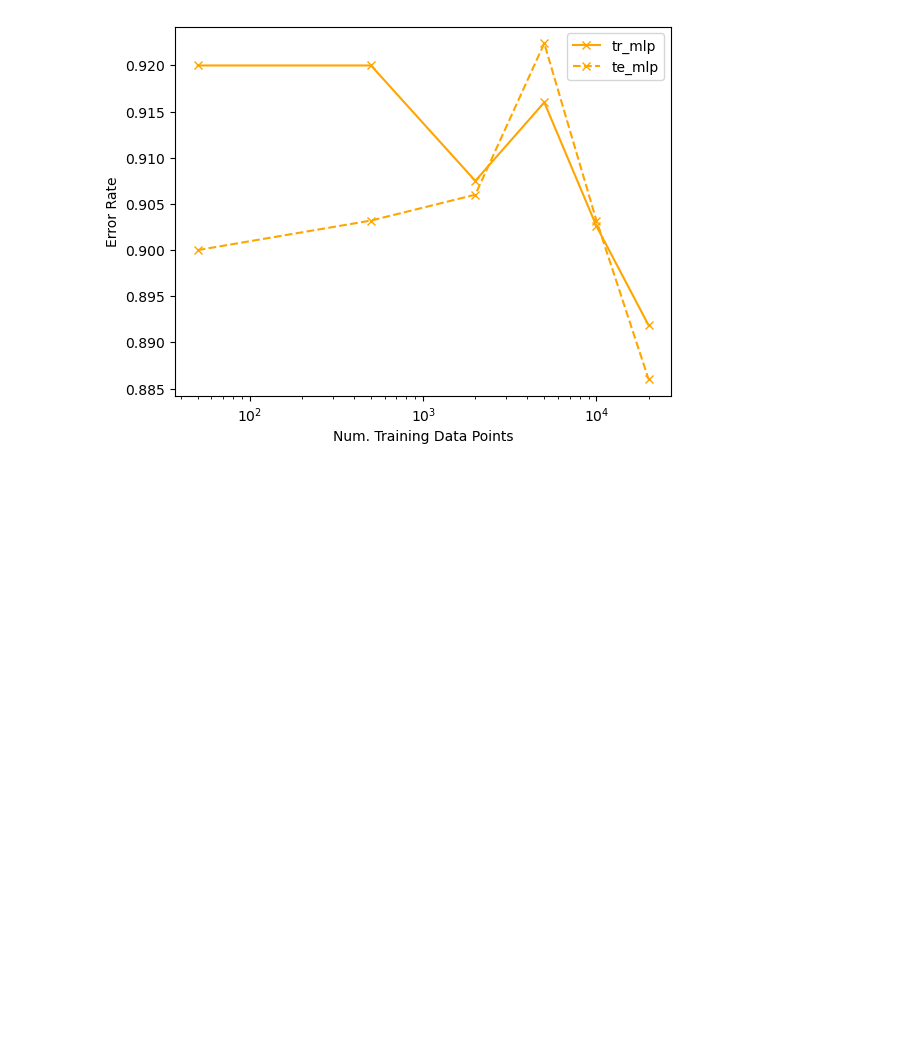
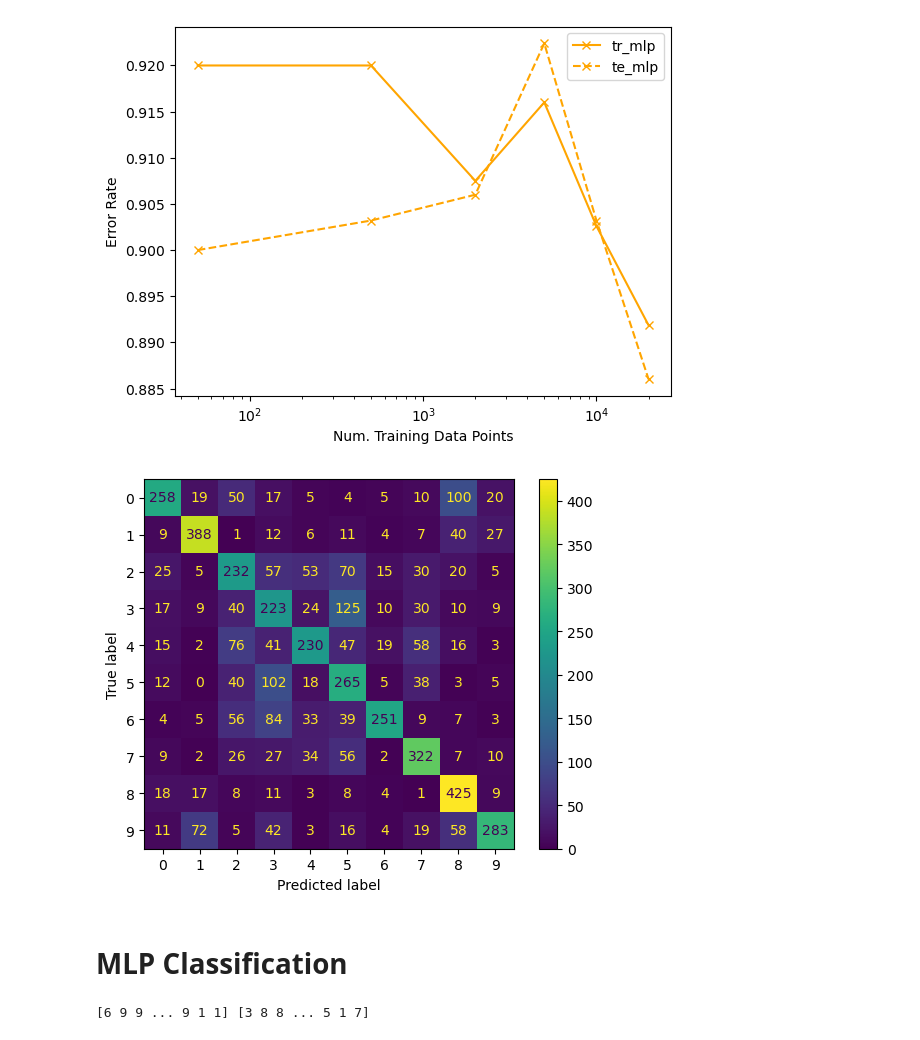
Before and after one commit to jordany33/CIFAR-10-Image-Classification, a Jupyter notebook: CIFAR-10_Neural_Network.ipynb, the cells around one changed output. Saved outputs shown, nothing was run; the diff lists cells and outputs as text; code cells hidden in the pictures; blank space fills up the shorter version.

```diff
--- a/CIFAR-10_Neural_Network.ipynb
+++ b/CIFAR-10_Neural_Network.ipynb
@@ -119,13 +113,19 @@ import torch.optim as optim
 import torch.optim.lr_scheduler as lr_scheduler
 
 criterion = nn.CrossEntropyLoss()
-optimizer = optim.SGD(model.parameters(), lr=0.001, momentum=0.9)
+optimizer = optim.SGD(cnn.parameters(), lr=0.001, momentum=0.9)
 scheduler = lr_scheduler.StepLR(optimizer, step_size=10, gamma=0.1)
 
 device = torch.device('cuda:0' if torch.cuda.is_available() else 'cpu')
-model.fit(device, tr_loader, optimizer, criterion, epochs=10)
+cnn.fit(device, tr_loader, optimizer, criterion, epochs=10)
+
+start_time = time.time()
+predictions = cnn.predict(device, te_loader[:100])
+end_time = time.time()
+
+prediction_time = end_time - start_time
+time_per_image = prediction_time / len(te_subset[:100])
+print(f"Average prediction time per image: {time_per_image:.6f} seconds")
 
 print('Finished Training')
-
-print(model.test(device, te_loader))
 # %% [output]
@@ -133,0 +133,12 @@ Finished Training
+# %%
+indices = list(range(30))
+te_subset = Subset(te_set, indices)
+# Load test set
+te_loader = torch.utils.data.DataLoader(te_subset, batch_size=batch_size,
+                                          shuffle=False, num_workers=2)
+
+y_pre, y_te = cnn.predict(device, te_loader)
+
+print(y_pre[:10], y_te[:10])
+# Compute and print accuracy
+print(cnn.compute_accuracy(y_pre, y_te))
@@ -172,3 +186,31 @@ tr_err, te_err = errors_for_train_sizes_cnn(tr_set, te_loader, train_sizes)
 plot_errors_for_train_sizes_cnn(tr_err, te_err, train_sizes)
 # %% [output]
 [figure]
+# %%
+from sklearn.metrics import accuracy_score, confusion_matrix, ConfusionMatrixDisplay
+
+def plot_confusion_matrix(model):
+
+    # Make predictions on training and testing data
+    y_pre, y_te = model.predict(device, te_loader)
+
+
+    # Evaluate confusion matrix using your function compute_confusion_matrix
+    cm = confusion_matrix(y_te, y_pre)
+    disp = ConfusionMatrixDisplay(confusion_matrix = cm)
+    disp.plot()
+
+plot_confusion_matrix(cnn)
+# %% [output]
+[figure, added]
+# %% [markdown]
+# MLP Classification
+# %%
+X_tr = np.array([tr_set[i][0].numpy() for i in range(len(tr_set))])
+y_tr = np.array([tr_set[i][1] for i in range(len(tr_set))])
+X_te = np.array([te_set[i][0].numpy() for i in range(len(te_set))])
+y_te = np.array([te_set[i][1] for i in range(len(te_set))])
+
+print(y_tr, y_te)
+# %% [output]
+[6 9 9 ... 9 1 1] [3 8 8 ... 5 1 7]
```
Also changed, not shown: parts of 13 cells of this notebook.
